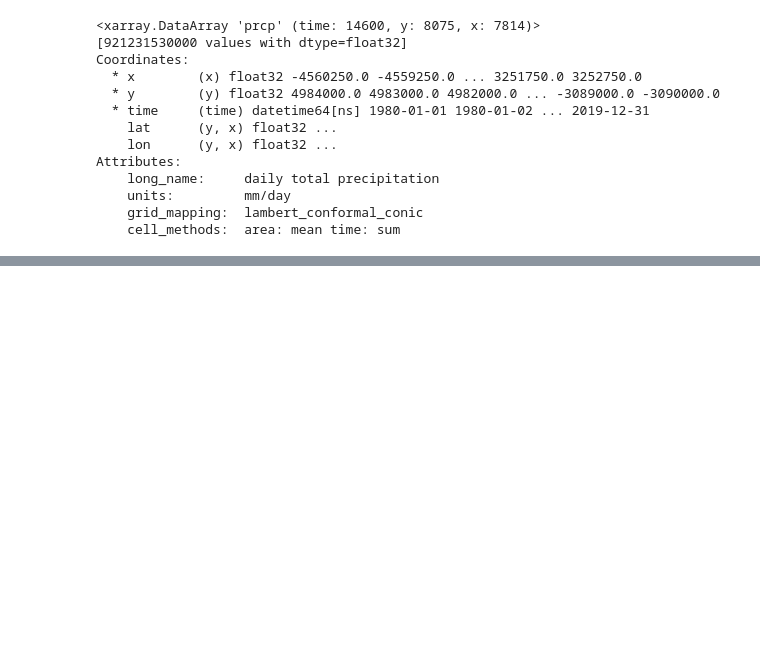
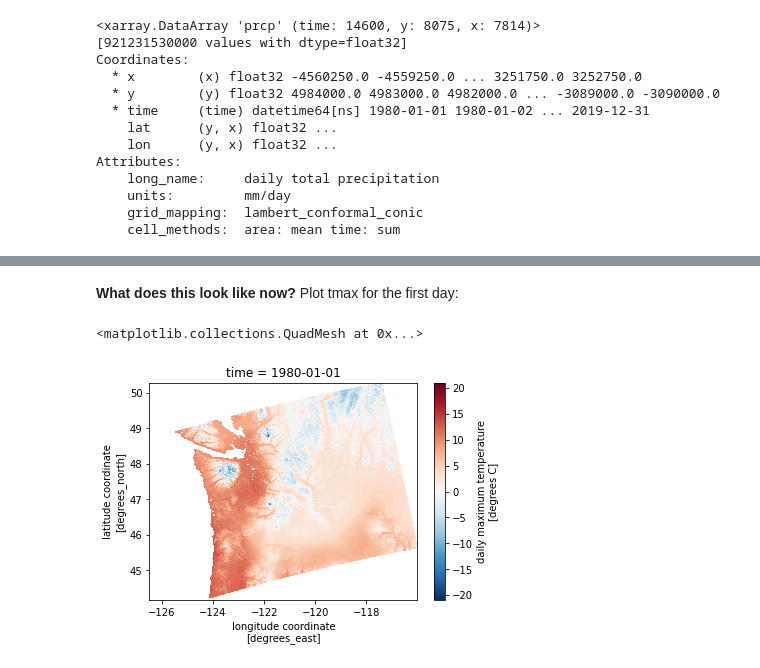
Before and after one commit to waterhackweek/waterdata, a Jupyter notebook: gridded_data_tutorial_2.ipynb, the cells around one changed output, grey strips where cells are left out. Drawn from its saved outputs; the diff is of its cells as text; code cells hidden in the pictures; blank space fills up the shorter version.

Commit message:
Add bounding box and point

```diff
--- a/gridded_data_tutorial_2.ipynb
+++ b/gridded_data_tutorial_2.ipynb
@@ -278,0 +146,4 @@ xr                             module       <module 'xarray' from '/o<...>ages/x
+# %%
+# Specify the region we want to look at with DayMet (lon_min, lat_min, lon_max, lat_max)
+# and the coordinate system we are providing the bounding box coordinates in (epsg:4326)
+bounding_box = gpd.GeoSeries(box(-125.0, 45.5, -117.0, 49.0), crs='epsg:4326')
@@ -278,0 +152,6 @@ xr                             module       <module 'xarray' from '/o<...>ages/x
+# %%
+# Get the coordinate reference system used by DayMet
+daymet_crs = CRS.from_cf(ds.lambert_conformal_conic.attrs)
+# %%
+# Reproject our bounding box polygon into this new coordinate system (Lambert Conformal Conic)
+bounding_box = bounding_box.to_crs(daymet_crs)
@@ -278,0 +176,7 @@ xr                             module       <module 'xarray' from '/o<...>ages/x
+# %%
+# Select this region from our DayMet Dataset
+washington = ds.sel(x = slice(bounding_box.bounds.minx[0], bounding_box.bounds.maxx[0]), # Here we are slicing the x axis with slice(minx, maxx)
+                   y = slice(bounding_box.bounds.maxy[0], bounding_box.bounds.miny[0])) # Note that we are slicing the *inverted* y axis with slice(maxy,miny)
+
+# Look at what we selected from DayMet
+washington
@@ -278,0 +201,10 @@ xr                             module       <module 'xarray' from '/o<...>ages/x
+# %% [markdown]
+**What does this look like now?** Plot tmax for the first day:
+# %%
+washington.tmax.isel(time=0).plot(x='lon', y='lat')
+
+# Note that this is equivalent to:
+# washington.tmax[0].plot(x='lon', y='lat')
+# %% [output]
+<matplotlib.collections.QuadMesh at 0x...>
+[figure, added]
```
Also changed, not shown: parts of 58 cells of this notebook.
